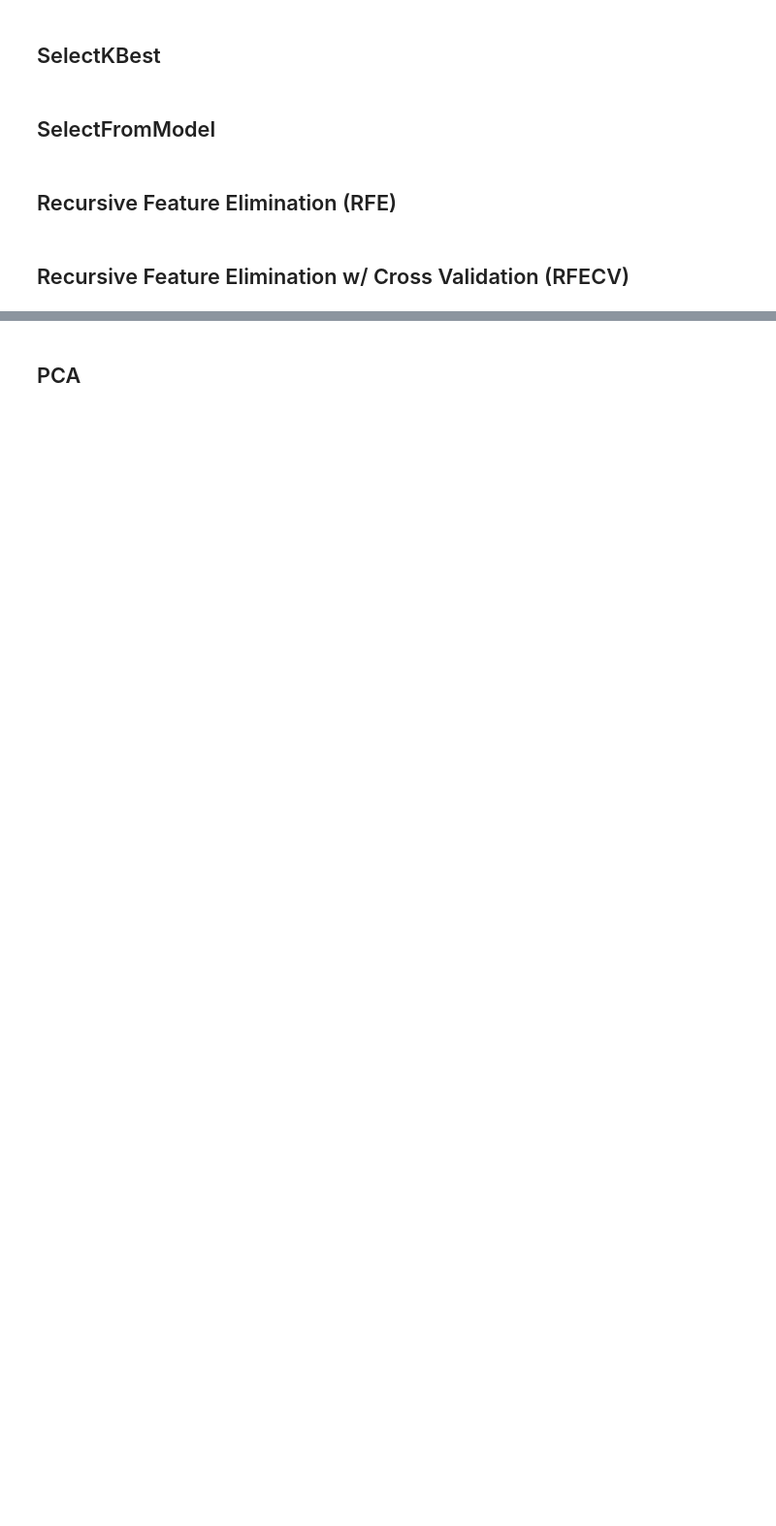
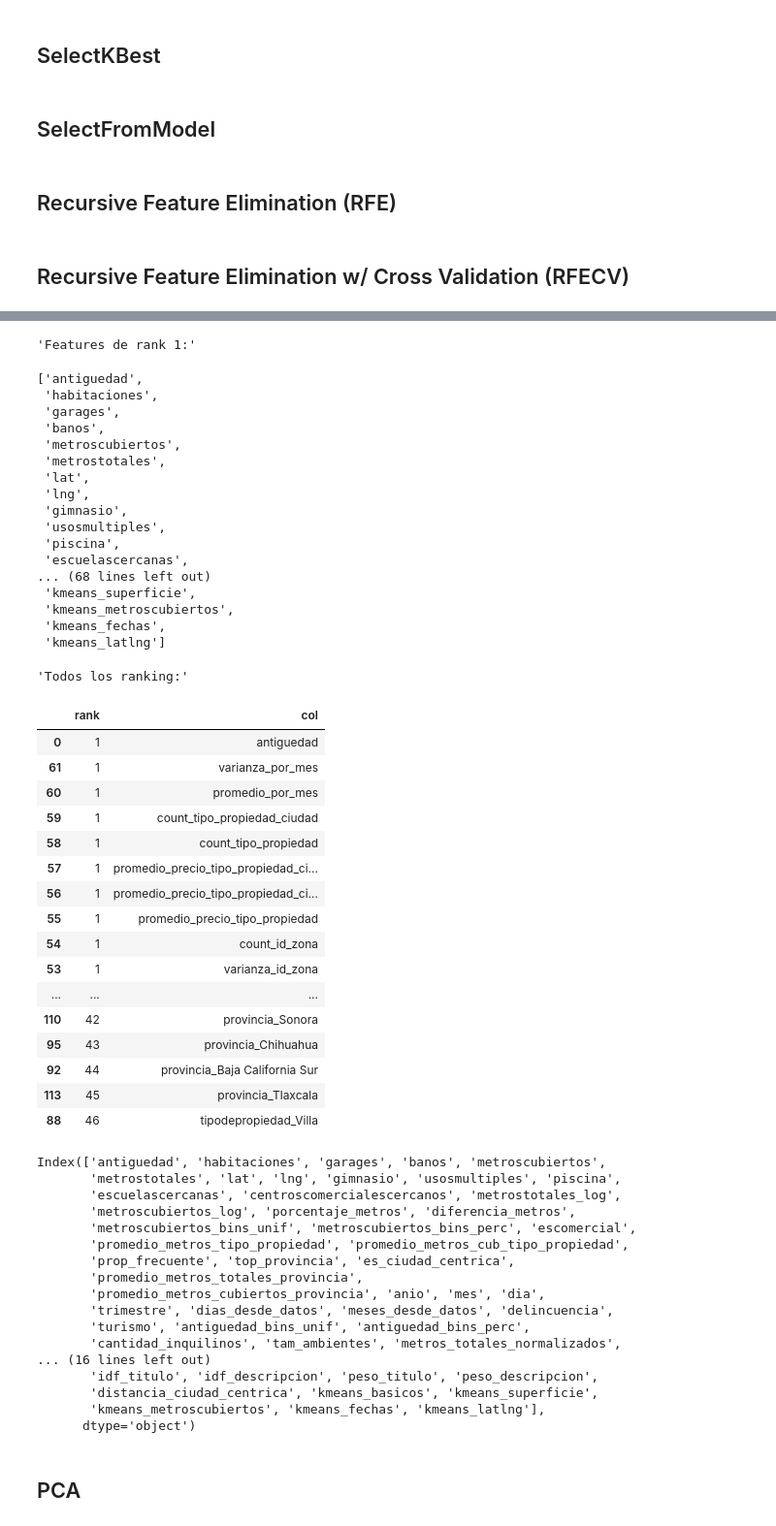
Before and after one commit to JDSanto/datos-tp2, a Jupyter notebook: FeatureSelection.ipynb, the cells around one changed output, grey strips where cells are left out. Shown: that part at 97% size. Saved outputs shown, nothing was run; the diff lists cells and outputs as text; code cells hidden in the pictures; blank space fills up the shorter version.

Commit message:
Feature selection con features de clustering (Todos rank 1)

```diff
--- a/FeatureSelection.ipynb
+++ b/FeatureSelection.ipynb
@@ -231,7 +234,7 @@ def recursiveFeatureEliminationCrossValidation(x_train, y_train):
     full_display(df_ranks.sort_values('rank'))
     return x_train.columns[selector.get_support()]
 # %%
-features = ['antiguedad', 'habitaciones', 'garages', 'banos', 'metroscubiertos', 'metrostotales','lat', 'lng', 'gimnasio',
+features_l = ['antiguedad', 'habitaciones', 'garages', 'banos', 'metroscubiertos', 'metrostotales','lat', 'lng', 'gimnasio',
  'usosmultiples', 'piscina', 'escuelascercanas', 'centroscomercialescercanos', 'precio', 'metrostotales_log',
  'metroscubiertos_log', 'porcentaje_metros', 'diferencia_metros',
  'metroscubiertos_bins_unif', 'metroscubiertos_bins_perc', 'escomercial', 'promedio_metros_tipo_propiedad',
@@ -262,6 +265,11 @@ features = ['antiguedad', 'habitaciones', 'garages', 'banos', 'metroscubiertos',
  'provincia_Tlaxcala','provincia_Veracruz', 'provincia_Yucatán', 'provincia_otro', 'zona_Centro', 'zona_Norte ',
  'zona_Sur', 'idf_titulo', 'idf_descripcion', 'peso_titulo', 'peso_descripcion', 'distancia_ciudad_centrica']
 
-x_train, x_test, y_train, y_test = utils.dividir_dataset(df_train_f, 'precio', features, test_size=0.001)
+
+df_train_f = features.agregar_clustering(df_train_f, True)
+features_l = features_l + ['kmeans_basicos', 'kmeans_superficie', 'kmeans_metroscubiertos', 'kmeans_fechas', 'kmeans_latlng']
+
+x_train, x_test, y_train, y_test = utils.dividir_dataset(df_train_f, 'precio', features_l, test_size=0.001)
 
 recursiveFeatureEliminationCrossValidation(x_train, y_train)
+# %% [output]
@@ -268,3 +293,56 @@ recursiveFeatureEliminationCrossValidation(x_train, y_train)
+'Features de rank 1:'
+['antiguedad',
+ 'habitaciones',
+ 'garages',
+ 'banos',
+ 'metroscubiertos',
+ 'metrostotales',
+ 'lat',
+ 'lng',
+ 'gimnasio',
+ 'usosmultiples',
+ 'piscina',
+ 'escuelascercanas',
+... (68 lines left out)
+ 'kmeans_superficie',
+ 'kmeans_metroscubiertos',
+ 'kmeans_fechas',
+ 'kmeans_latlng']
+'Todos los ranking:'
+|  | rank | col |
+| 0 | 1 | antiguedad |
+| 61 | 1 | varianza_por_mes |
+| 60 | 1 | promedio_por_mes |
+| 59 | 1 | count_tipo_propiedad_ciudad |
+| 58 | 1 | count_tipo_propiedad |
+| 57 | 1 | promedio_precio_tipo_propiedad_ci... |
+| 56 | 1 | promedio_precio_tipo_propiedad_ci... |
+| 55 | 1 | promedio_precio_tipo_propiedad |
+| 54 | 1 | count_id_zona |
+| 53 | 1 | varianza_id_zona |
+| ... | ... | ... |
+| 110 | 42 | provincia_Sonora |
+| 95 | 43 | provincia_Chihuahua |
+| 92 | 44 | provincia_Baja California Sur |
+| 113 | 45 | provincia_Tlaxcala |
+| 88 | 46 | tipodepropiedad_Villa |
+Index(['antiguedad', 'habitaciones', 'garages', 'banos', 'metroscubiertos',
+       'metrostotales', 'lat', 'lng', 'gimnasio', 'usosmultiples', 'piscina',
+       'escuelascercanas', 'centroscomercialescercanos', 'metrostotales_log',
+       'metroscubiertos_log', 'porcentaje_metros', 'diferencia_metros',
+       'metroscubiertos_bins_unif', 'metroscubiertos_bins_perc', 'escomercial',
+       'promedio_metros_tipo_propiedad', 'promedio_metros_cub_tipo_propiedad',
+       'prop_frecuente', 'top_provincia', 'es_ciudad_centrica',
+       'promedio_metros_totales_provincia',
+       'promedio_metros_cubiertos_provincia', 'anio', 'mes', 'dia',
+       'trimestre', 'dias_desde_datos', 'meses_desde_datos', 'delincuencia',
+       'turismo', 'antiguedad_bins_unif', 'antiguedad_bins_perc',
+       'cantidad_inquilinos', 'tam_ambientes', 'metros_totales_normalizados',
+... (16 lines left out)
+       'idf_titulo', 'idf_descripcion', 'peso_titulo', 'peso_descripcion',
+       'distancia_ciudad_centrica', 'kmeans_basicos', 'kmeans_superficie',
+       'kmeans_metroscubiertos', 'kmeans_fechas', 'kmeans_latlng'],
+      dtype='object')
 # %%
 # def full_display(df):
 #     with pd.option_context('display.max_rows', None, 'display.max_columns', None):
```
Also changed, not shown: parts of 2 cells of this notebook, 4 other files.
